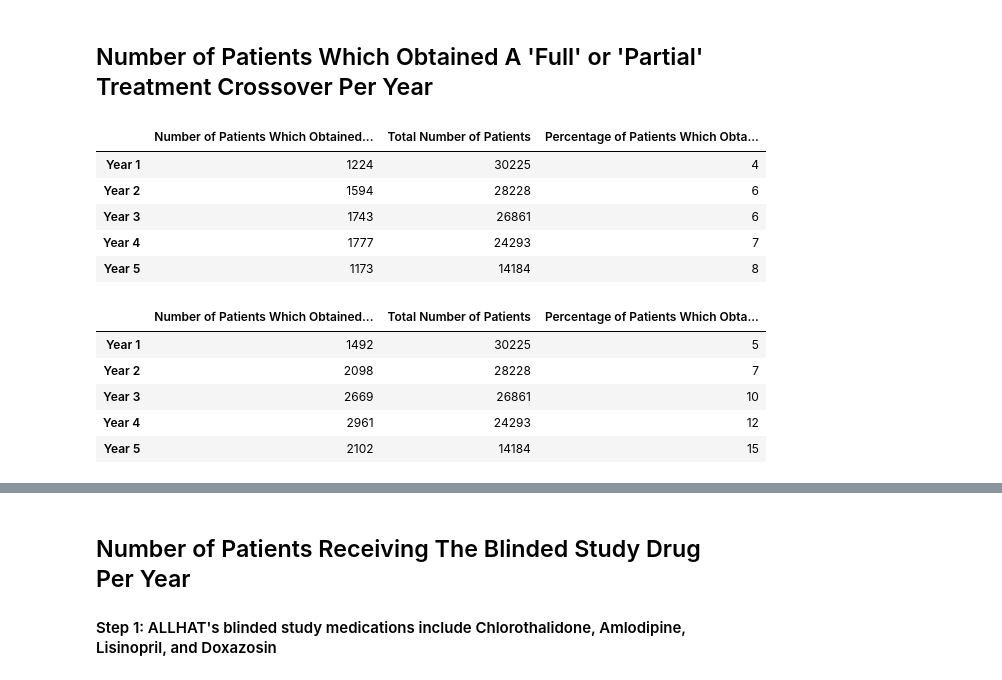
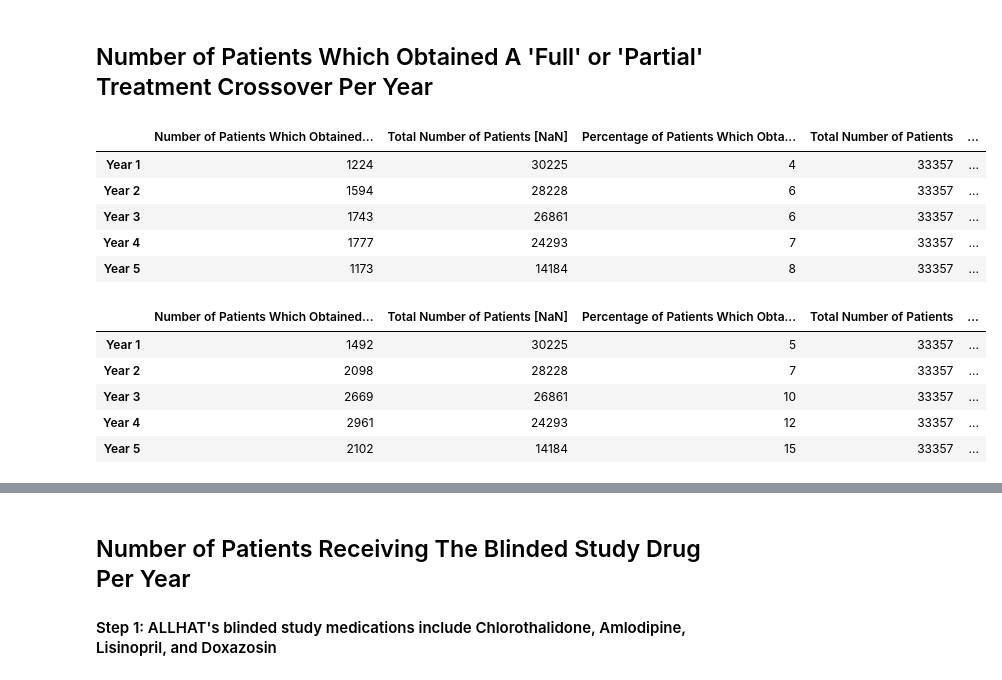
Before and after one commit to chiragnagpal/longitudinal_survival_phenotyping, a Jupyter notebook: dev/dev_statistics.ipynb, the cells around one changed output, grey strips where cells are left out. Cells and saved outputs as stored; diff of their text form; code cells hidden in the pictures.

```diff
--- a/dev/dev_statistics.ipynb
+++ b/dev/dev_statistics.ipynb
@@ -150,11 +150,11 @@ dataset = dataset.rename(columns={'FGLUCM48': 'Fasting Serum Glucose Year 4',
                                   'BLMEDS': 'Baseline Antihypertensive Treatment',
                                   'SEX': 'Sex',
                                   'AGE': 'Age',
-                                  'RZGROUP': 'Antihypertensive Randomization Group'})
+                                  'RZGROUP': 'Antihypertensive Trial Randomization Group'})
 # %%
-dataset['Antihypertensive Randomization Group'].replace({2.0: 'Chlorthalidone', 3.0: 'Amlodipine', 4.0: 'Lisinopril'}, inplace=True)
+dataset['Antihypertensive Trial Randomization Group'].replace({2.0: 'Chlorthalidone', 3.0: 'Amlodipine', 4.0: 'Lisinopril'}, inplace=True)
 dataset['Sex'].replace({1.0: 'Male', 2.0: 'Female'}, inplace=True)
-dataset['Baseline Antihypertensive Treatment'].replace({1.0: 'On 1-2 Drugs GE 2', 2.0: 'On Drugs LT 2', 3.0: 'Currently'}, inplace=True)
+dataset['Baseline Antihypertensive Treatment'].replace({1.0: 'On 1-2 Drugs For Greater Than or Equal To 2 Months', 2.0: 'On Drugs For Less Than 2 Months', 3.0: 'Currently Untreated'}, inplace=True)
 dataset['Cigarette Smoker'].replace({1.0: 'Current', 2.0: 'Past', 3.0: 'Never'}, inplace=True)
 dataset['Aspirin Use'].replace({1.0: 'Yes', 2.0: 'No', 3.0: 'Do Not Know'}, inplace=True)
 dataset['Estrogen Supplementation'].replace({1.0: 'Yes', 2.0: 'No', 3.0: 'Do Not Know'}, inplace=True)
@@ -288,13 +302,19 @@ def yearly_percentage(data_list, tot_list):
 # %% [markdown]
 ## Number of Patients on Multiple Antihypertensive Medications Per Year
 # %%
-multi_drugs_per_year = quantity_stat('Number of Antihypertensive Medications Year', 1.0, '>', duplication = 5 )
-tot_patients_md = total_NonNaN('Number of Antihypertensive Medications Year', duplication = 5)
+tot_patients = [33357]
+for i in range(4):
+    tot_patients.append(33357)
+
+multi_drugs_per_year = quantity_stat(dataset, 'Number of Antihypertensive Medications Year', 1.0, '>', duplication = 5 )
+tot_patients_md = total_NonNaN(dataset,'Number of Antihypertensive Medications Year', duplication = 5)
 percentages_md = yearly_percentage(multi_drugs_per_year, tot_patients_md)
 
 data_md = {'Number of Patients Taking Multiple Drugs Per Year': multi_drugs_per_year,
-          'Total Number of Patients': tot_patients_md,
-          'Percentage of Patients Taking Multiple Drugs Per Year': percentages_md }
+           'Total Number of Patients [NaN]': tot_patients_md,
+           'Percentage of Patients Taking Multiple Drugs Per Year [NaN]': percentages_md,
+           'Total Number of Patients': tot_patients,
+           'Percentage of Patients Taking Multiple Drugs Per Year': yearly_percentage(multi_drugs_per_year, tot_patients)}
 
 dataframe_md = pd.DataFrame(data_md, index = ['Year 1', 'Year 2', 'Year 3', 'Year 4', 'Year 5'])
 dataframe_md
@@ -308,50 +328,56 @@ dataframe_md
 # %% [markdown]
 ## Number of Patients Which Obtained A 'Full' or 'Partial' Treatment Crossover Per Year
 # %%
-full_cross_per_year = quantity_stat('Treatment Crossover Year', 'Full', '==', duplication = 5 )
-tot_patients_full = total_NonNaN('Treatment Crossover Year', duplication = 5)
+full_cross_per_year = quantity_stat(dataset, 'Treatment Crossover Year', 'Full', '==', duplication = 5 )
+tot_patients_full = total_NonNaN(dataset, 'Treatment Crossover Year', duplication = 5)
 percentages_full = yearly_percentage(full_cross_per_year, tot_patients_full)
 
 data_full = {'Number of Patients Which Obtained A Full Treatment Crossover Per Year': full_cross_per_year,
-             'Total Number of Patients': tot_patients_full,
-             'Percentage of Patients Which Obtained A Full Treatment Crossover Per Year': percentages_full}
+             'Total Number of Patients [NaN]': tot_patients_full,
+             'Percentage of Patients Which Obtained A Full Treatment Crossover Per Year [NaN]': percentages_full,
+             'Total Number of Patients': tot_patients,
+             'Percentage of Patients Which Obtained A Full Treatment Crossover Per Year': yearly_percentage(full_cross_per_year, tot_patients)}
 dataframe_full = pd.DataFrame(data_full, index = ['Year 1', 'Year 2', 'Year 3', 'Year 4', 'Year 5'])
 display(dataframe_full)
 
-partial_cross_per_year = quantity_stat('Treatment Crossover Year', 'Partial', '==', duplication = 5 )
-tot_patients_partial = total_NonNaN('Treatment Crossover Year', duplication = 5)
+partial_cross_per_year = quantity_stat(dataset, 'Treatment Crossover Year', 'Partial', '==', duplication = 5 )
+tot_patients_partial = total_NonNaN(dataset, 'Treatment Crossover Year', duplication = 5)
 percentages_partial = yearly_percentage(partial_cross_per_year, tot_patients_partial)
 
 data_partial = {'Number of Patients Which Obtained A Partial Treatment Crossover Per Year': partial_cross_per_year,
-             'Total Number of Patients': tot_patients_partial,
-             'Percentage of Patients Which Obtained A Partial Treatment Crossover Per Year': percentages_partial}
+                'Total Number of Patients [NaN]': tot_patients_partial,
+                'Percentage of Patients Which Obtained A Partial Treatment Crossover Per Year [NaN]': percentages_partial,
+                'Total Number of Patients': tot_patients,
+                'Percentage of Patients Which Obtained A Partial Treatment Crossover Per Year': yearly_percentage(partial_cross_per_year, tot_patients)}
 dataframe_partial = pd.DataFrame(data_partial, index = ['Year 1', 'Year 2', 'Year 3', 'Year 4', 'Year 5'])
 display(dataframe_partial)
 
 comb_cross_per_year = []
 tot_patients_comb_cross = []
 for i in range(5):
     comb_cross_per_year.append(full_cross_per_year[i] + partial_cross_per_year[i])
     tot_patients_comb_cross.append(tot_patients_full[i] + tot_patients_partial[i])
 
 percentages_comb_cross = yearly_percentage(comb_cross_per_year, tot_patients_comb_cross)
 
 
 data_comb_cross = {'Number of Patients Which Obtained A Full or Partial Treatment Crossover Per Year': comb_cross_per_year,
-             'Total Number of Patients': tot_patients_comb_cross,
-             'Percentage of Patients Which Obtained A Full or Partial Treatment Crossover Per Year': percentages_comb_cross}
+                   'Total Number of Patients [NaN]': tot_patients_comb_cross,
+                   'Percentage of Patients Which Obtained A Full or Partial Treatment Crossover Per Year [NaN]': percentages_comb_cross,
+                   'Total Number of Patients': tot_patients,
+                   'Percentage of Patients Which Obtained A Full or Partial Treatment Crossover Per Year': yearly_percentage(comb_cross_per_year, tot_patients)}
 dataframe_comb_cross = pd.DataFrame(data_comb_cross, index = ['Year 1', 'Year 2', 'Year 3', 'Year 4', 'Year 5'])
 display(dataframe_comb_cross)
 # %% [output]
-|  | Number of Patients Which Obtained... | Total Number of Patients | Percentage of Patients Which Obta... |
-| Year 1 | 1224 | 30225 | 4 |
-| Year 2 | 1594 | 28228 | 6 |
-| Year 3 | 1743 | 26861 | 6 |
-| Year 4 | 1777 | 24293 | 7 |
-| Year 5 | 1173 | 14184 | 8 |
+|  | Number of Patients Which Obtained... | Total Number of Patients [NaN] | Percentage of Patients Which Obta... | Total Number of Patients | ... |
+| Year 1 | 1224 | 30225 | 4 | 33357 | ... |
+| Year 2 | 1594 | 28228 | 6 | 33357 | ... |
+| Year 3 | 1743 | 26861 | 6 | 33357 | ... |
+| Year 4 | 1777 | 24293 | 7 | 33357 | ... |
+| Year 5 | 1173 | 14184 | 8 | 33357 | ... |
-|  | Number of Patients Which Obtained... | Total Number of Patients | Percentage of Patients Which Obta... |
-| Year 1 | 1492 | 30225 | 5 |
-| Year 2 | 2098 | 28228 | 7 |
-| Year 3 | 2669 | 26861 | 10 |
-| Year 4 | 2961 | 24293 | 12 |
-| Year 5 | 2102 | 14184 | 15 |
+|  | Number of Patients Which Obtained... | Total Number of Patients [NaN] | Percentage of Patients Which Obta... | Total Number of Patients | ... |
+| Year 1 | 1492 | 30225 | 5 | 33357 | ... |
+| Year 2 | 2098 | 28228 | 7 | 33357 | ... |
+| Year 3 | 2669 | 26861 | 10 | 33357 | ... |
+| Year 4 | 2961 | 24293 | 12 | 33357 | ... |
+| Year 5 | 2102 | 14184 | 15 | 33357 | ... |
```
Also changed, not shown: parts of 34 cells of this notebook, 1 other file.
